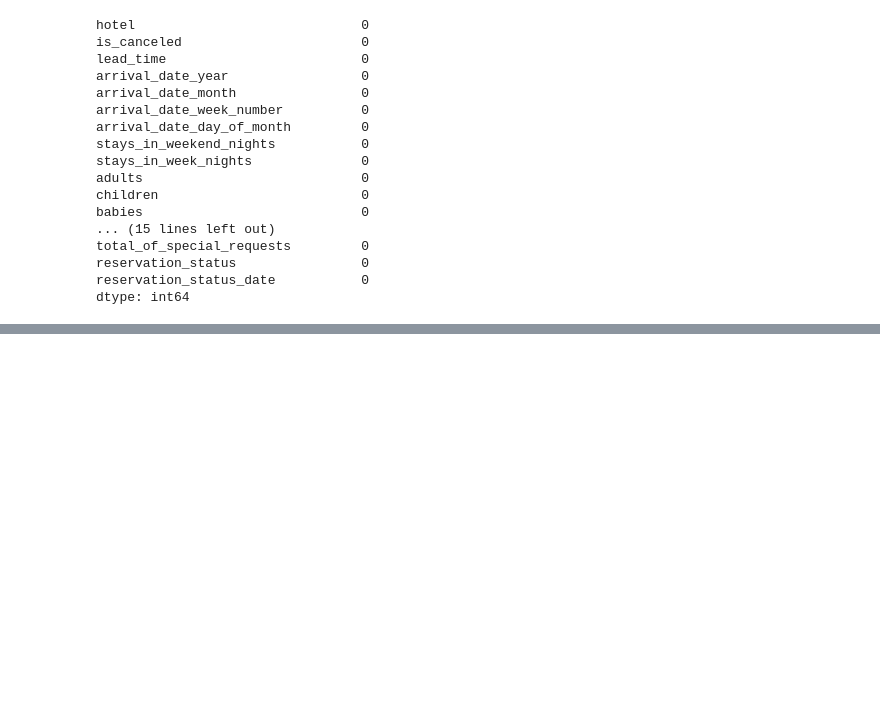
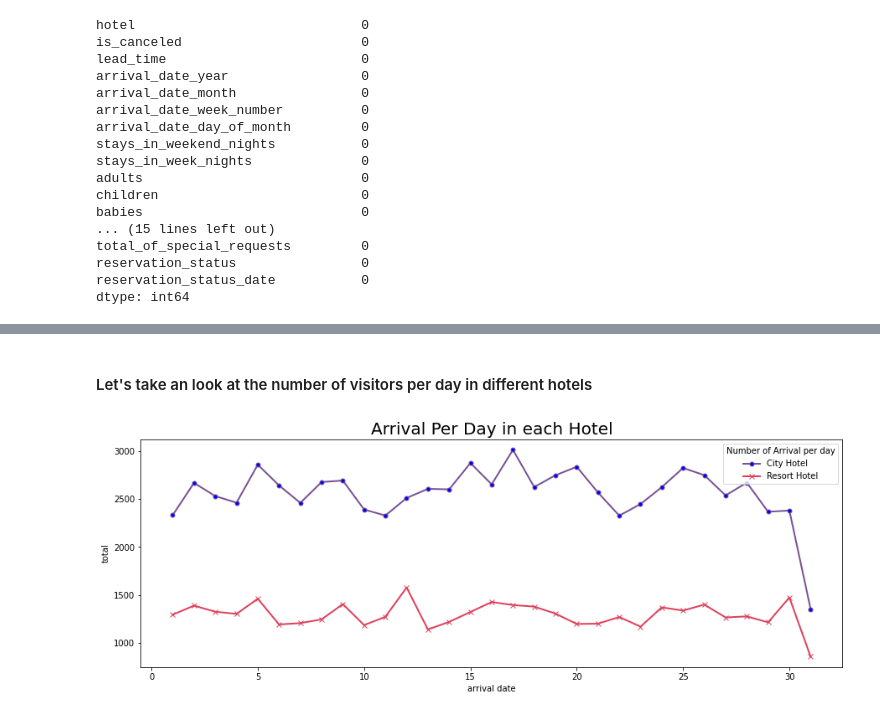
Before and after one commit to Aayushi-Sharma24/EDA-Hotel-Booking-Analysis, a Jupyter notebook: Hotel_Booking_Analysis_Capstone_Project_Final.ipynb, the cells around one changed output, grey strips where cells are left out. Drawn from its saved outputs; the diff is of its cells as text; code cells hidden in the pictures; blank space fills up the shorter version.

```diff
--- a/Hotel_Booking_Analysis_Capstone_Project_Final.ipynb
+++ b/Hotel_Booking_Analysis_Capstone_Project_Final.ipynb
@@ -290,0 +406,25 @@ Now, there are no missing values in our DataFrame
+# %% [markdown]
+#### Let's take an look at the number of visitors per day in different hotels
+# %%
+# Enlarging figure size
+plt.figure(figsize=(15,5))
+# DataFrame for arrival per day in each hotel
+df_arrival_per_day = df.groupby(['hotel','arrival_date_day_of_month']).agg({'arrival_date_day_of_month':'count'}).rename(columns={'arrival_date_day_of_month':'total'}).reset_index()
+df_arrival_per_day1 = df_arrival_per_day[df_arrival_per_day['hotel'] == 'City Hotel']
+df_arrival_per_day2 = df_arrival_per_day[df_arrival_per_day['hotel'] == 'Resort Hotel']
+
+# plotting data using linegraph with markers
+plt.plot( 'arrival_date_day_of_month', 'total', data=df_arrival_per_day1, marker='o', markerfacecolor='blue', markersize=5, color='#7a5195', linewidth=2)
+plt.plot( 'arrival_date_day_of_month', 'total', data=df_arrival_per_day2, marker='x',color='#de425b', linewidth=2)
+plt.legend(title='Number of Arrival per day',loc = 'upper right',labels=['City Hotel','Resort Hotel'])
+
+# Setting the title
+plt.title("Arrival Per Day in each Hotel", fontsize=20)
+#Setting X and Y labels
+plt.xlabel('arrival date')
+plt.ylabel('total')
+
+#show the object
+plt.show()
+# %% [output]
+[figure, added]
```
Also changed, not shown: parts of 22 cells of this notebook.
